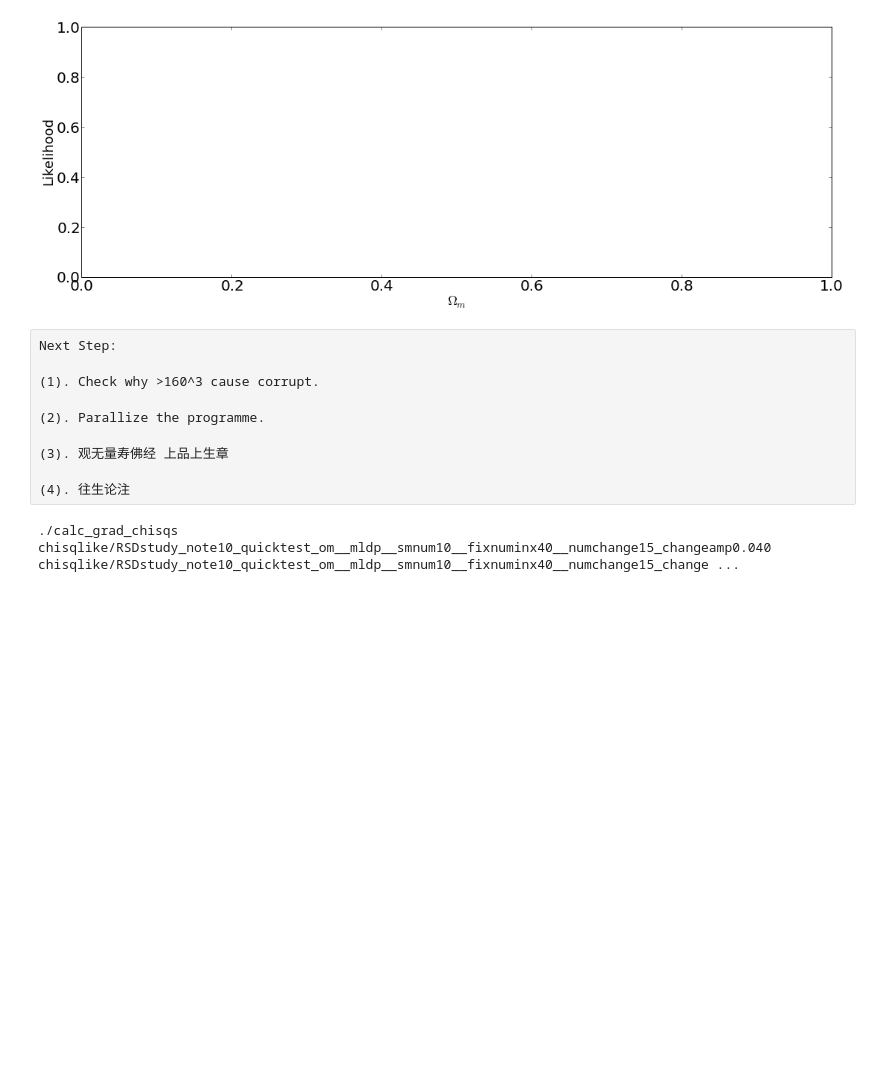
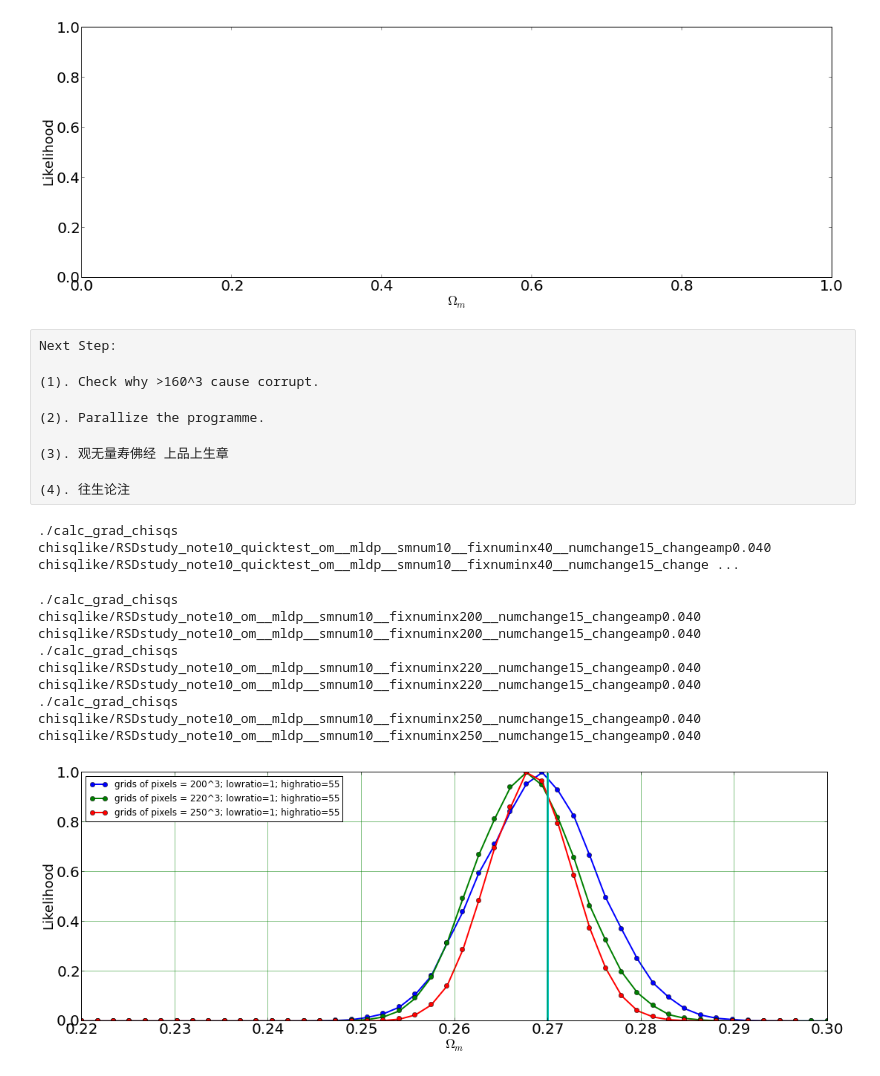
Before and after one commit to forero/SparseFilaments, a Jupyter notebook: code/xiaodongscript/likelihood__note10.ipynb, the cells around one changed output. Cells and saved outputs as stored; diff of their text form; code cells hidden in the pictures; blank space fills up the shorter version.

```diff
--- a/code/xiaodongscript/likelihood__note10.ipynb
+++ b/code/xiaodongscript/likelihood__note10.ipynb
@@ -2006,3 +2076,80 @@ if False:
     plt.show()
 # %% [output]
 ./calc_grad_chisqs chisqlike/RSDstudy_note10_quicktest_om__mldp__smnum10__fixnuminx40__numchange15_changeamp0.040 chisqlike/RSDstudy_note10_quicktest_om__mldp__smnum10__fixnuminx40__numchange15_change ...
+# %%
+num_changenuminx = 15
+amp_changenuminx = 0.04
+
+plot_chisq = False
+plot_like = True
+Do_Plottings = True
+basename = 'chisqlike/RSDstudy_note10_'
+
+plot_X_list = []
+plot_Y_list = []
+plot_leg_list = []
+
+for now_num_in_x in [200,220,250]:#,170,180]:#,110,120]:#,110,120,130,140,150]:
+  for now_smnum in [10]:
+    numdrop=0;totlegendlist=[];
+    dropval=[];lowdropvalratio=[];highdropvalratio=[];dropdval=[];lowdropdvalratio=[];highdropdvalratio=[]
+    for lowratio in [1]:
+        for highratio in [30,40,45,50,55,60,65,70,75,80,82,84,86,88,90,92,94,96,97,98]:
+            numdrop += 1; dropval.append(True); dropdval.append(True)
+            lowdropvalratio.append(0); lowdropdvalratio.append(lowratio)
+            highdropvalratio.append(highratio); highdropdvalratio.append(highratio)
+            totlegendlist.append('grids of pixels = '+str(now_num_in_x)+\
+                                 '^3; lowratio='+str(lowratio)+'; highratio='+str(highratio))
+
+    smnum = now_smnum
+    om_or_w = 'om'
+    om_w_list = gen_chisq_list(0.22, 0.3, 48, om_or_w)
+    num_in_x = now_num_in_x;   auto_num_in_x = False;
+
+    inifile = basename
+
+    inifile += om_or_w+'__mldp__smnum'+str(smnum)
+    if auto_num_in_x == False:
+        inifile += '__fixnuminx'+str(num_in_x)
+    inifile += '__numchange'+str(num_changenuminx)+'_changeamp%.3f'%amp_changenuminx
+
+    gen_ini(inifile, smnum=smnum, num_in_x=num_in_x, auto_num_in_x=auto_num_in_x, \
+            numdrop=numdrop, num_changenuminx=num_changenuminx, amp_changenuminx=amp_changenuminx, \
+            dropval=dropval, lowdropvalratio=lowdropvalratio, highdropvalratio=highdropvalratio,
+            dropdval=dropdval, lowdropdvalratio=lowdropdvalratio, highdropdvalratio=highdropdvalratio,
+            num_om_w = len(om_w_list),  om_w_list=om_w_list)
+
+    command = './calc_grad_chisqs '+inifile+' '+inifile
+    print command
+    #$command
+
+    if Do_Plottings:
+        plotlablist=[4]
+        data=np.loadtxt(inifile+'_rhoRSD.txt');
+        lab1=0;###plotlablist=[0,5,10,15,20,25];
+        for lab in plotlablist:
+            plot_X_list.append([data[row,0] for row in range(len(data))])
+            Y = [data[row2,lab+2] for row2 in range(len(data))]; Ymin = min(Y)
+            plot_Y_list.append([np.exp(-(Y[row]-Ymin)/2.0) for row in range(len(Y))])
+            plot_leg_list.append(totlegendlist[lab])
+
+if Do_Plottings:
+    nfig = len(plot_leg_list)
+    fig = plt.figure(num=nfig, figsize=(FIG_X_SIZE,FIG_Y_SIZE));
+    for ifig in range(nfig):
+        ax = fig.add_subplot(1,1,1);
+        ax.set_xlabel('$\Omega_m$', fontsize=FIG_FONT_SIZE);
+        ax.set_ylabel('Likelihood', fontsize=FIG_FONT_SIZE);
+        ax.plot(plot_X_list[ifig],plot_Y_list[ifig],marker='o',lw=2)
+        grid(b=True, which='major', color='g', linestyle='-')
+        ax.legend(plot_leg_list, 'best');
+        ax.set_xlim(0.22,0.3); #ax.set_xticks(np.linspace(0.2,0.32,13))
+    X = [0.27 for row in range(100)]
+    Y = [0.01*row for row in range(100)]
+    ax.plot(X,Y,lw=3)
+    plt.show()
+# %% [output]
+./calc_grad_chisqs chisqlike/RSDstudy_note10_om__mldp__smnum10__fixnuminx200__numchange15_changeamp0.040 chisqlike/RSDstudy_note10_om__mldp__smnum10__fixnuminx200__numchange15_changeamp0.040
+./calc_grad_chisqs chisqlike/RSDstudy_note10_om__mldp__smnum10__fixnuminx220__numchange15_changeamp0.040 chisqlike/RSDstudy_note10_om__mldp__smnum10__fixnuminx220__numchange15_changeamp0.040
+./calc_grad_chisqs chisqlike/RSDstudy_note10_om__mldp__smnum10__fixnuminx250__numchange15_changeamp0.040 chisqlike/RSDstudy_note10_om__mldp__smnum10__fixnuminx250__numchange15_changeamp0.040
+[figure, added]
```
Also changed, not shown: parts of 2 cells of this notebook.
